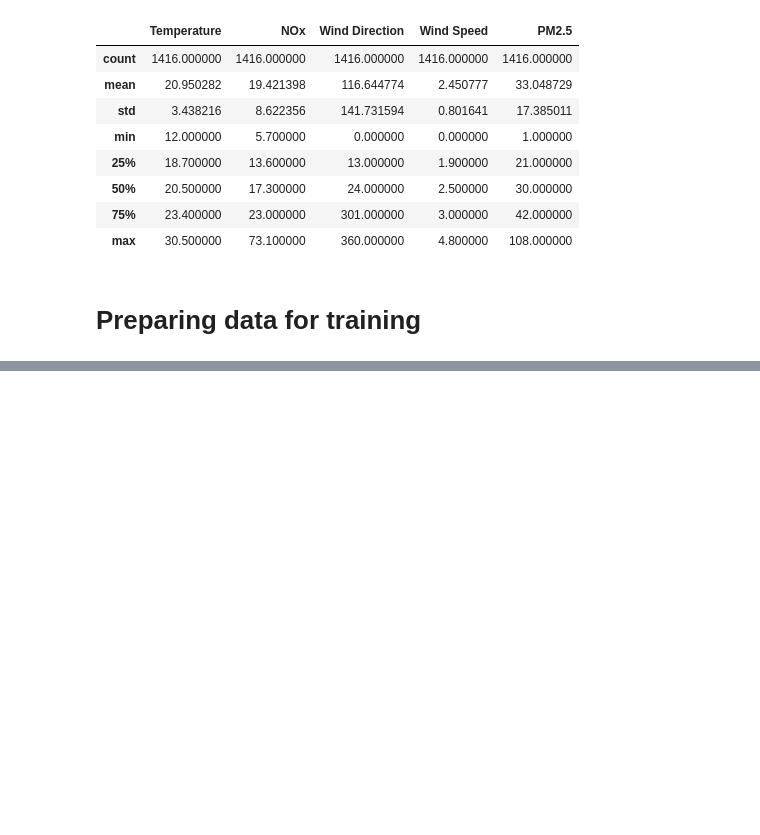
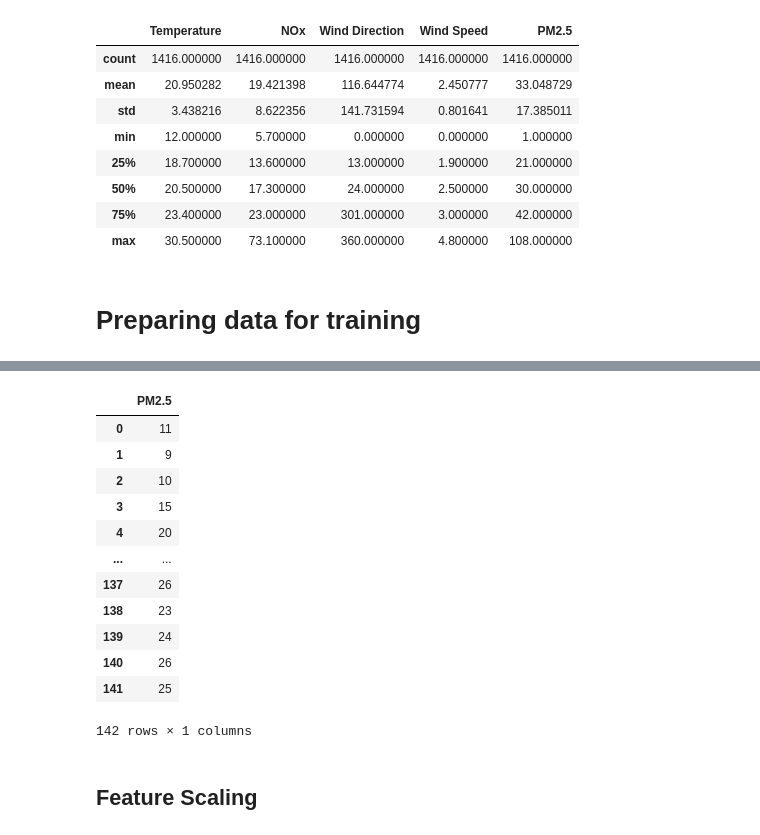
Before and after one commit to KamilBartosik/RNN_AirPolutionPrediction, a Jupyter notebook: RNN_AirPolutionData.ipynb, the cells around one changed output, grey strips where cells are left out. Saved outputs shown, nothing was run; the diff lists cells and outputs as text; code cells hidden in the pictures; blank space fills up the shorter version.

```diff
--- a/RNN_AirPolutionData.ipynb
+++ b/RNN_AirPolutionData.ipynb
@@ -251,0 +229,18 @@ df.describe()
+# %%
+test_set
+# %% [output]
+|  | PM2.5 |
+| 0 | 11 |
+| 1 | 9 |
+| 2 | 10 |
+| 3 | 15 |
+| 4 | 20 |
+| ... | ... |
+| 137 | 26 |
+| 138 | 23 |
+| 139 | 24 |
+| 140 | 26 |
+| 141 | 25 |
+142 rows × 1 columns
+# %% [markdown]
+## Feature Scaling
```
Also changed, not shown: parts of 44 cells of this notebook.
